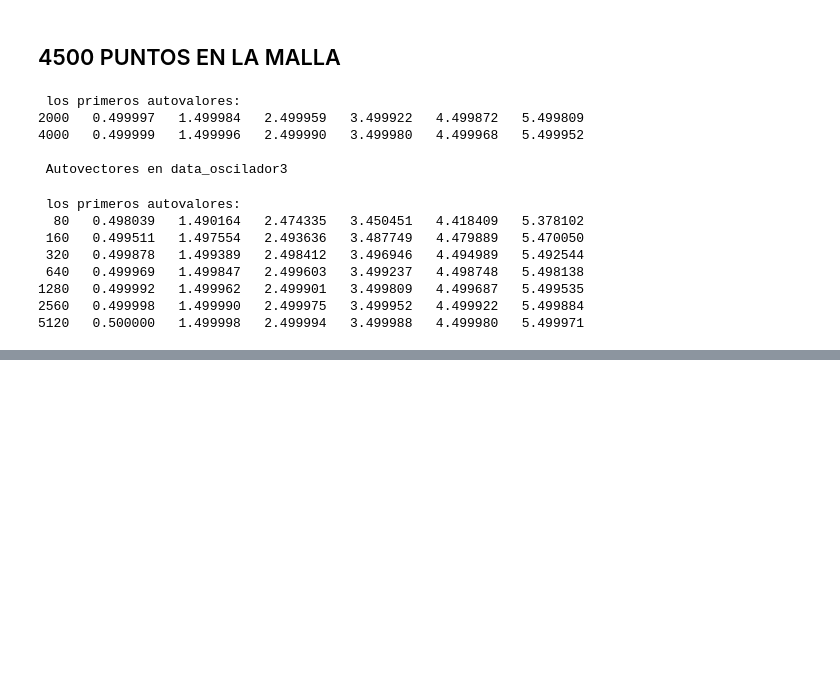
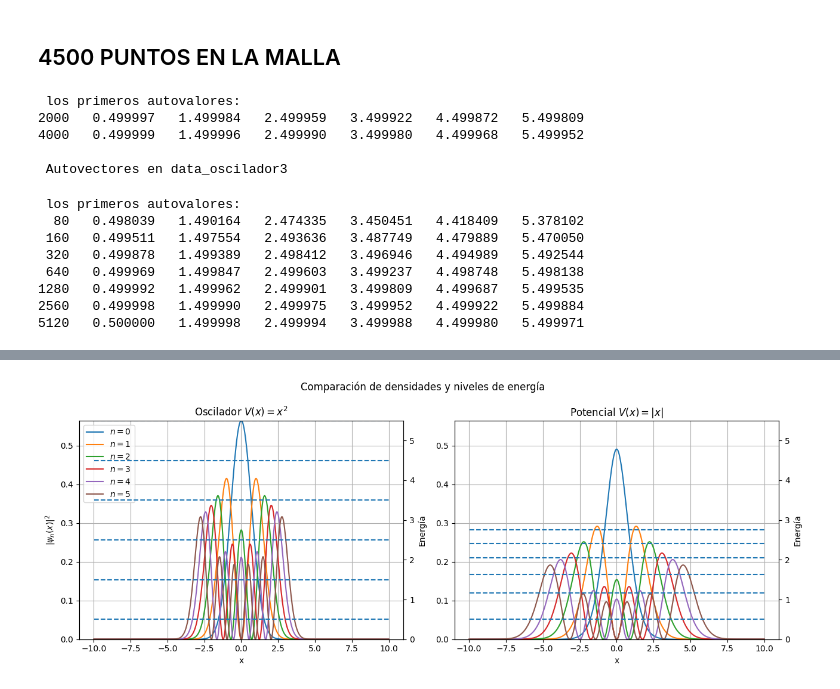
Before and after one commit to campereza043/MFC2026, a Jupyter notebook: 3.EDPs/Codigos_Fortran/plot.ipynb, the cells around one changed output, grey strips where cells are left out. Cells and saved outputs as stored; diff of their text form; code cells hidden in the pictures; blank space fills up the shorter version.

```diff
--- a/3.EDPs/Codigos_Fortran/plot.ipynb
+++ b/3.EDPs/Codigos_Fortran/plot.ipynb
@@ -112,0 +330,93 @@ Interactive slider created and linked successfully.
+# %%
+import numpy as np
+import matplotlib.pyplot as plt
+
+# ===============================
+# Leer oscilador
+# ===============================
+with open("data_oscilador", "r") as f:
+    first_line_osc = f.readline()
+
+values_osc = first_line_osc.split()
+energies_osc = np.array(values_osc[2:], dtype=float)
+data_osc = np.loadtxt("data_oscilador")
+x_osc = data_osc[:, 0]
+
+# ===============================
+# Leer |x|
+# ===============================
+with open("data_Abs", "r") as f:
+    first_line_abs = f.readline()
+
+values_abs = first_line_abs.split()
+energies_abs = np.array(values_abs[2:], dtype=float)
+data_abs = np.loadtxt("data_Abs")
+x_abs = data_abs[:, 0]
+
+# ===============================
+# Calcular límites comunes
+# ===============================
+ymax_wave = max(np.max(data_osc[:,1:7]),
+                np.max(data_abs[:,1:7]))
+
+ymax_energy = max(np.max(energies_osc),
+                  np.max(energies_abs))
+
+# ===============================
+# Crear figura
+# ===============================
+fig, axes = plt.subplots(1, 2, figsize=(13,5), sharex=True)
+
+# =====================================================
+# Oscilador armónico
+# =====================================================
+ax1 = axes[0]
+
+for i in range(1,7):
+    ax1.plot(x_osc, data_osc[:, i], label=f"$n={i-1}$")
+
+ax1.set_xlabel("x")
+ax1.set_ylabel(r"$|\psi_n(x)|^2$")
+ax1.set_ylim(0, ymax_wave)
+ax1.grid()
+
+ax1b = ax1.twinx()
+
+for n, E in enumerate(energies_osc):
+    ax1b.hlines(E, xmin=x_osc.min(), xmax=x_osc.max(),
+                linestyles="dashed")
+
+ax1b.set_ylim(0, ymax_energy)
+ax1b.set_ylabel("Energía")
+
+ax1.set_title(r"Oscilador $V(x)=x^2$")
+ax1.legend(loc="upper left")
+
+# =====================================================
+# Potencial |x|
+# =====================================================
+ax2 = axes[1]
+
+for i in range(1,7):
+    ax2.plot(x_abs, data_abs[:, i], label=f"$n={i-1}$")
+
+ax2.set_xlabel("x")
+ax2.set_ylim(0, ymax_wave)
+ax2.grid()
+
+ax2b = ax2.twinx()
+
+for n, E in enumerate(energies_abs):
+    ax2b.hlines(E, xmin=x_abs.min(), xmax=x_abs.max(),
+                linestyles="dashed")
+
+ax2b.set_ylim(0, ymax_energy)
+ax2b.set_ylabel("Energía")
+
+ax2.set_title(r"Potencial $V(x)=|x|$")
+
+plt.suptitle("Comparación de densidades y niveles de energía")
+plt.tight_layout()
+plt.show()
+# %% [output]
+[figure, added]
```
Also changed, not shown: parts of 8 cells of this notebook, 8 other files.
